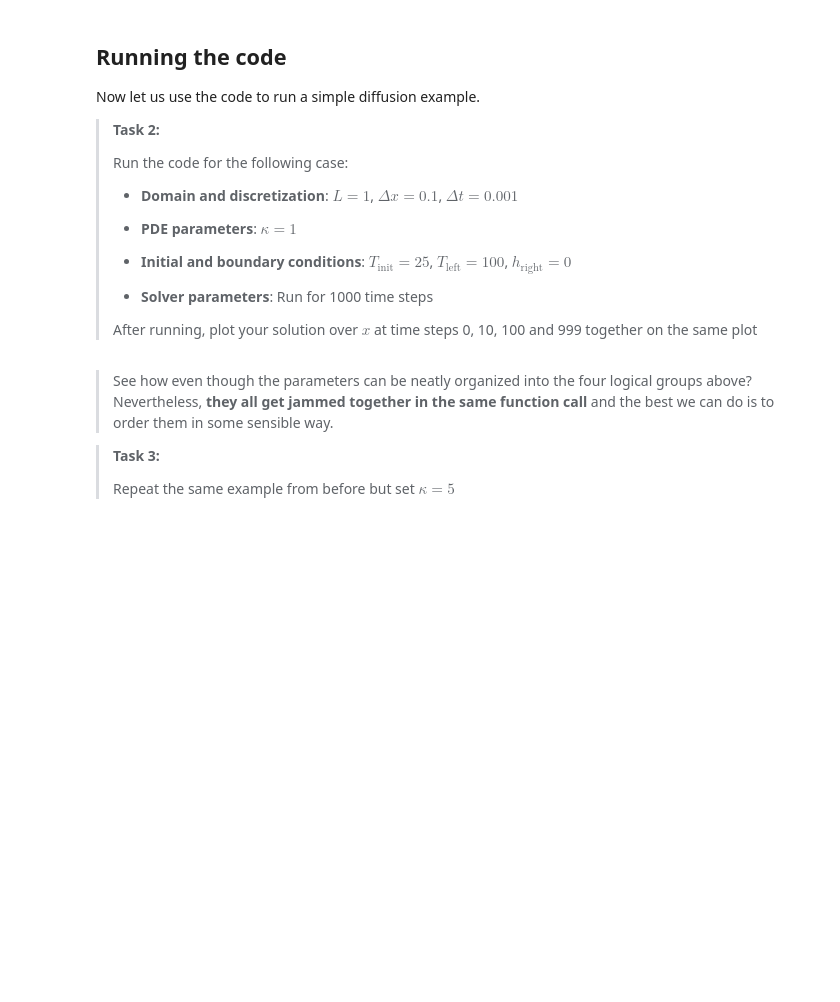
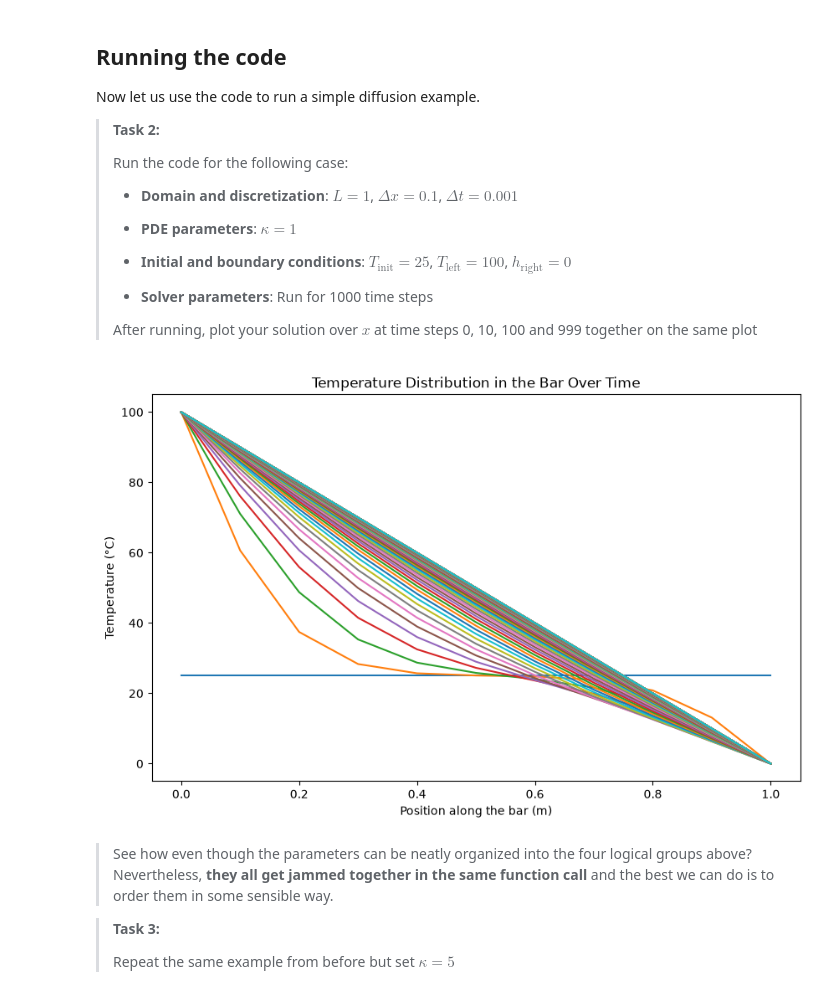
Before and after one commit to fabtapiarodriguez-cloud/Q2, a Jupyter notebook: Week_01/all_files_PA_2_1/1_functional.ipynb, the cells around one changed output. Saved outputs shown, nothing was run; the diff lists cells and outputs as text; code cells hidden in the pictures; blank space fills up the shorter version.

```diff
--- a/Week_01/all_files_PA_2_1/1_functional.ipynb
+++ b/Week_01/all_files_PA_2_1/1_functional.ipynb
@@ -32,19 +32,20 @@ def run_diffusion(
     T = np.zeros((n_steps,nx))
 
     # temperature field at t=0
-    T[0,:] = # YOUR_CODE_LINE_HERE
+    T[0,:] = T_init# YOUR_CODE_LINE_HERE
 
     # loop through time
     for n in range(n_steps-1):
         # solution on the left
-        T[n+1,0] = # YOUR_CODE_LINE_HERE
+        T[n+1,0] = T_left# YOUR_CODE_LINE_HERE
 
         # solution in the interior
+
         for m in range(1,nx-1):
             # YOUR_CODE_LINE_HERE
-
+            T[n+1,m] = T[n,m] + (kappa*dt/(dx**2))*(T[n,m+1]-2*T[n,m]+T[n,m-1])
         # solution on the right
-        T[n+1,-1] = # YOUR_CODE_LINE_HERE
+        T[n+1,-1] = h_right# YOUR_CODE_LINE_HERE
 
     return x, T
 # %% [markdown]
@@ -74,3 +69,24 @@ x,T = # YOUR_CODE_LINE_HERE
+# %%
+# run the solver
+L =1.0
+dx = 0.1
+dt = 0.001
+kappa = 0.1
+T_i = [25 , 100, 0]
+x,T = run_diffusion(L, dx, dt, kappa, T_i[0], T_i[1], T_i[2], 10000)
+
+# plot the results
+plt.figure(figsize=(10, 6))
+for n in range(0, 10000, 100):
+    plt.plot(x, T[n,:], label=f't={n*dt:.3f} s')
+plt.xlabel('Position along the bar (m)')
+plt.ylabel('Temperature (°C)')
+plt.title('Temperature Distribution in the Bar Over Time')
+#plt.legend()
+#plt.grid()
+plt.show()
+# %% [output]
+[figure, added]
 # %% [markdown]
 > See how even though the parameters can be neatly organized into the four logical groups above? Nevertheless, **they all get jammed together in the same function call** and the best we can do is to order them in some sensible way.
 
```
Also changed, not shown: parts of 3 cells of this notebook, 2 other files.
